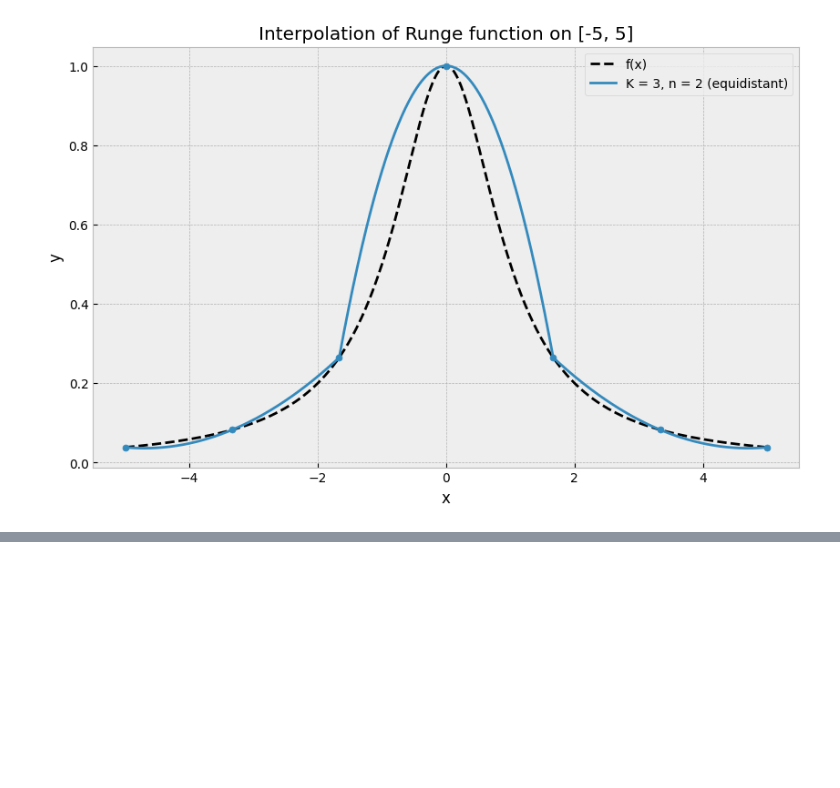
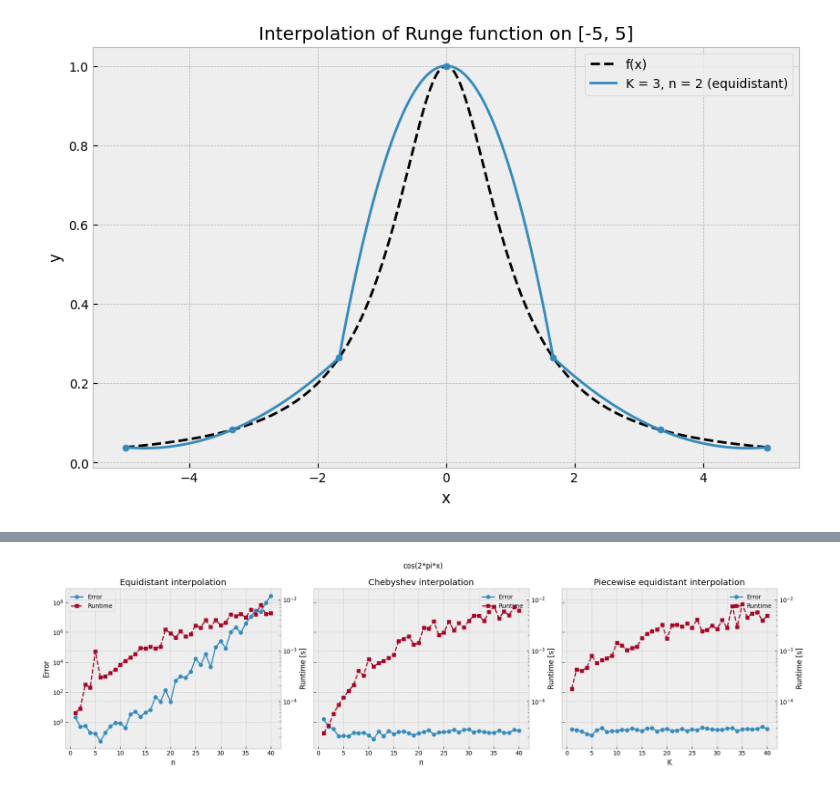
Before and after one commit to Akaada/TMA4215_NumericalMathematics_project1, a Jupyter notebook: taskc_ny.ipynb, the cells around one changed output, grey strips where cells are left out. Cells and saved outputs as stored; diff of their text form; code cells hidden in the pictures; blank space fills up the shorter version.

```diff
--- a/taskc_ny.ipynb
+++ b/taskc_ny.ipynb
@@ -19,0 +69,9 @@ plot_time_interpolation(
+# %%
+plot_time_interpolation(
+    f_cos, 0, 1,
+    n0=1, n_end=40,
+    K0=1, K_end=40,
+    noise = 0.1
+)
+# %% [output]
+[figure, added]
```
Also changed, not shown: parts of 13 cells of this notebook, 2 other files.
